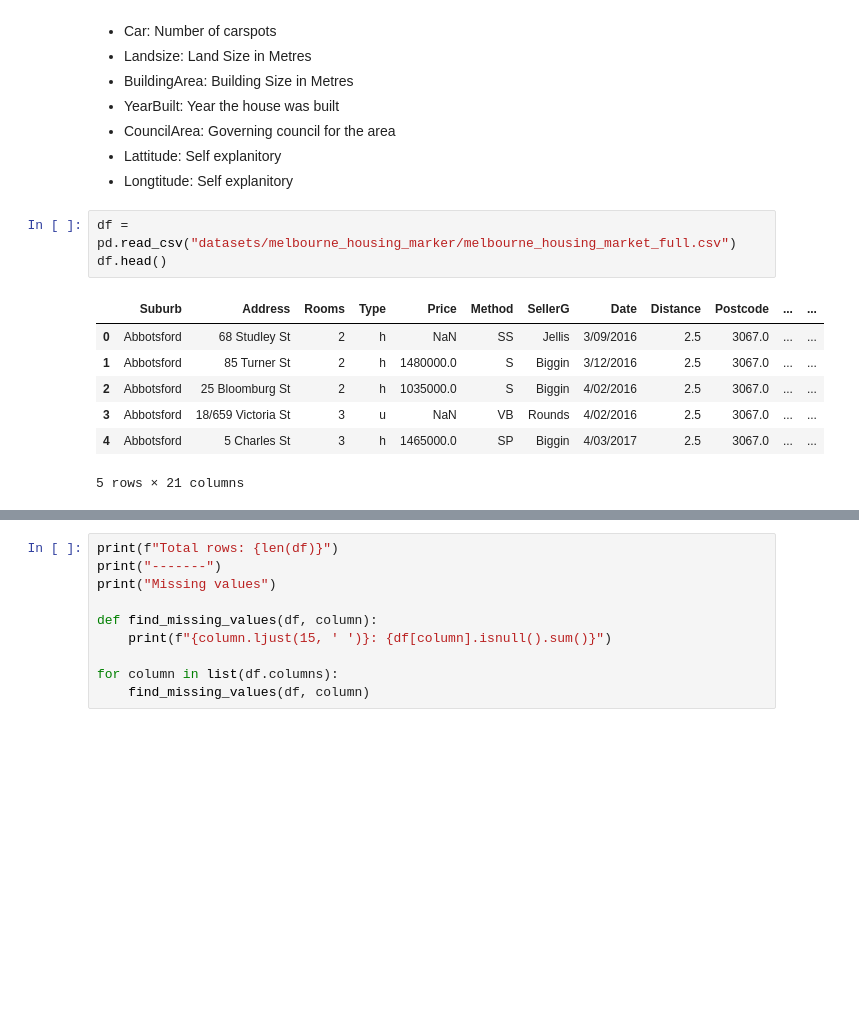
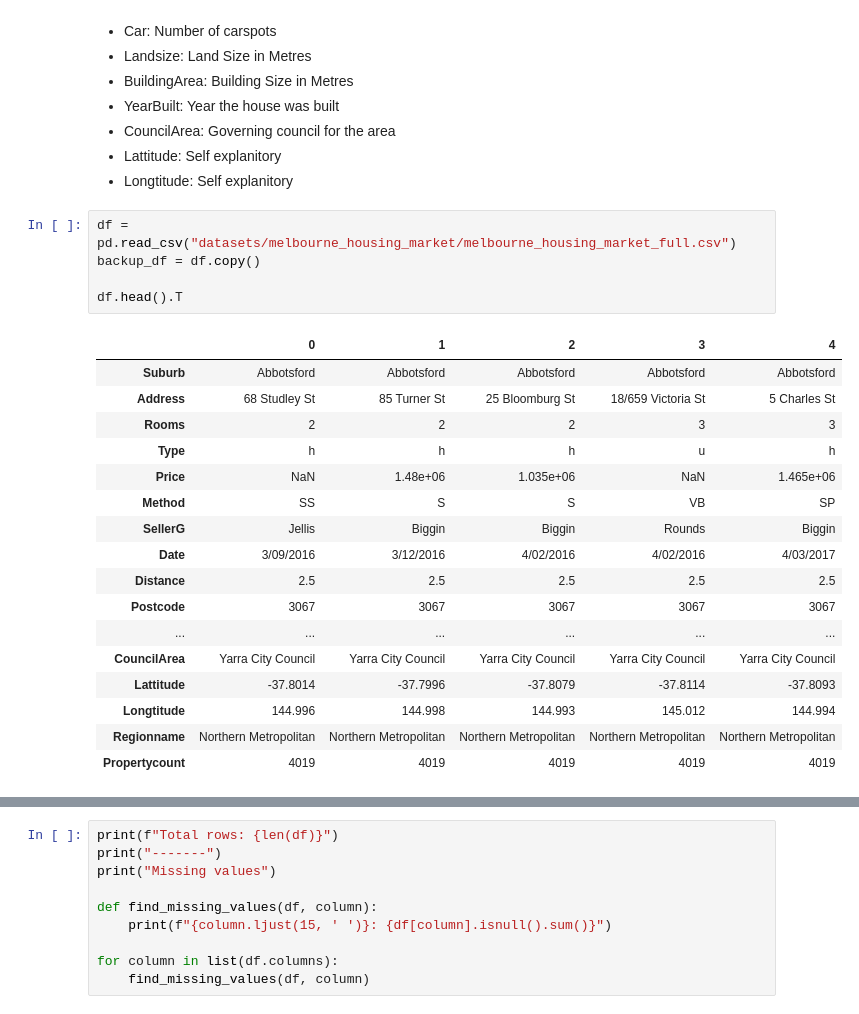
Before and after one commit to tailtq/ml-learning, a Jupyter notebook: ml-08/03_melbourne_housing_market.ipynb, the cells around one changed output, grey strips where cells are left out. Cells and saved outputs as stored; diff of their text form; blank space fills up the shorter version.

```diff
--- a/ml-08/03_melbourne_housing_market.ipynb
+++ b/ml-08/03_melbourne_housing_market.ipynb
@@ -44,14 +48,26 @@ Some Key Details
 - Lattitude: Self explanitory
 - Longtitude: Self explanitory
 # %%
-df = pd.read_csv("datasets/melbourne_housing_marker/melbourne_housing_market_full.csv")
-df.head()
+df = pd.read_csv("datasets/melbourne_housing_market/melbourne_housing_market_full.csv")
+backup_df = df.copy()
+
+df.head().T
 # %% [output]
-|  | Suburb | Address | Rooms | Type | Price | Method | SellerG | Date | Distance | Postcode | ... | ... |
-| 0 | Abbotsford | 68 Studley St | 2 | h | NaN | SS | Jellis | 3/09/2016 | 2.5 | 3067.0 | ... | ... |
-| 1 | Abbotsford | 85 Turner St | 2 | h | 1480000.0 | S | Biggin | 3/12/2016 | 2.5 | 3067.0 | ... | ... |
-| 2 | Abbotsford | 25 Bloomburg St | 2 | h | 1035000.0 | S | Biggin | 4/02/2016 | 2.5 | 3067.0 | ... | ... |
-| 3 | Abbotsford | 18/659 Victoria St | 3 | u | NaN | VB | Rounds | 4/02/2016 | 2.5 | 3067.0 | ... | ... |
-| 4 | Abbotsford | 5 Charles St | 3 | h | 1465000.0 | SP | Biggin | 4/03/2017 | 2.5 | 3067.0 | ... | ... |
+|  | 0 | 1 | 2 | 3 | 4 |
+| Suburb | Abbotsford | Abbotsford | Abbotsford | Abbotsford | Abbotsford |
+| Address | 68 Studley St | 85 Turner St | 25 Bloomburg St | 18/659 Victoria St | 5 Charles St |
+| Rooms | 2 | 2 | 2 | 3 | 3 |
+| Type | h | h | h | u | h |
+| Price | NaN | 1.48e+06 | 1.035e+06 | NaN | 1.465e+06 |
+| Method | SS | S | S | VB | SP |
+| SellerG | Jellis | Biggin | Biggin | Rounds | Biggin |
+| Date | 3/09/2016 | 3/12/2016 | 4/02/2016 | 4/02/2016 | 4/03/2017 |
+| Distance | 2.5 | 2.5 | 2.5 | 2.5 | 2.5 |
+| Postcode | 3067 | 3067 | 3067 | 3067 | 3067 |
+| ... | ... | ... | ... | ... | ... |
+| CouncilArea | Yarra City Council | Yarra City Council | Yarra City Council | Yarra City Council | Yarra City Council |
+| Lattitude | -37.8014 | -37.7996 | -37.8079 | -37.8114 | -37.8093 |
+| Longtitude | 144.996 | 144.998 | 144.993 | 145.012 | 144.994 |
+| Regionname | Northern Metropolitan | Northern Metropolitan | Northern Metropolitan | Northern Metropolitan | Northern Metropolitan |
+| Propertycount | 4019 | 4019 | 4019 | 4019 | 4019 |
-5 rows × 21 columns
 # %%
```
Also changed, not shown: parts of 17 cells of this notebook, 4 other files.
